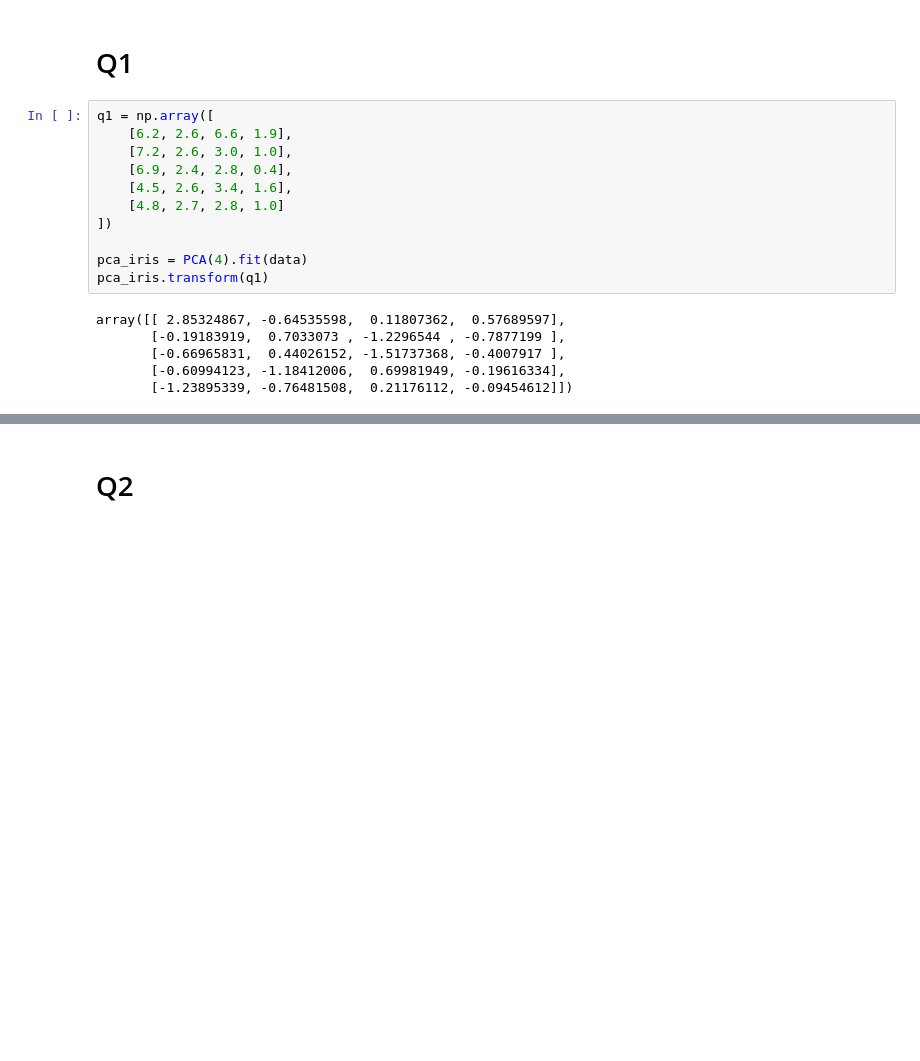
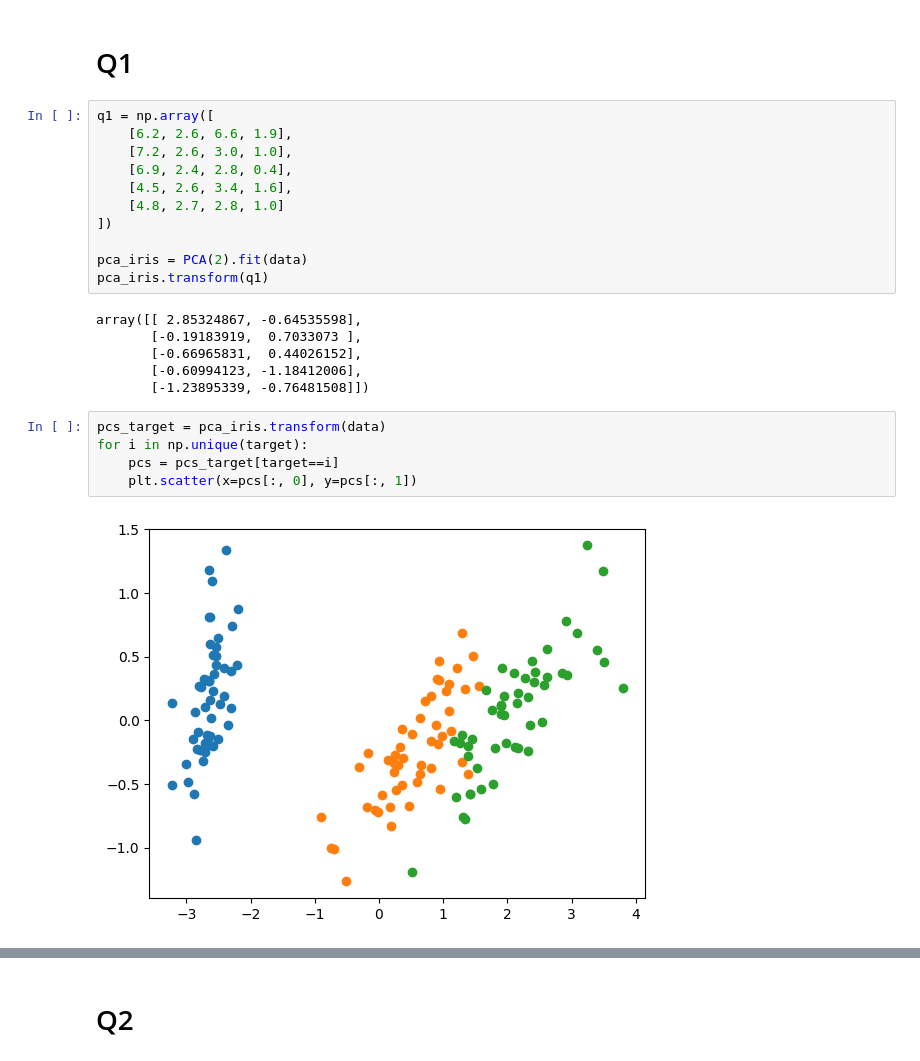
Before and after one commit to boeyjw/KCL-MNIST-Coursework-1, a Jupyter notebook: nb/sgt7.ipynb, the cells around one changed output, grey strips where cells are left out. Drawn from its saved outputs; the diff is of its cells as text; blank space fills up the shorter version.

```diff
--- a/nb/sgt7.ipynb
+++ b/nb/sgt7.ipynb
@@ -81,14 +80,21 @@ q1 = np.array([
     [4.8, 2.7, 2.8, 1.0]
 ])
 
-pca_iris = PCA(4).fit(data)
+pca_iris = PCA(2).fit(data)
 pca_iris.transform(q1)
 # %% [output]
-array([[ 2.85324867, -0.64535598,  0.11807362,  0.57689597],
-       [-0.19183919,  0.7033073 , -1.2296544 , -0.7877199 ],
-       [-0.66965831,  0.44026152, -1.51737368, -0.4007917 ],
-       [-0.60994123, -1.18412006,  0.69981949, -0.19616334],
-       [-1.23895339, -0.76481508,  0.21176112, -0.09454612]])
+array([[ 2.85324867, -0.64535598],
+       [-0.19183919,  0.7033073 ],
+       [-0.66965831,  0.44026152],
+       [-0.60994123, -1.18412006],
+       [-1.23895339, -0.76481508]])
+# %%
+pcs_target = pca_iris.transform(data)
+for i in np.unique(target):
+    pcs = pcs_target[target==i]
+    plt.scatter(x=pcs[:, 0], y=pcs[:, 1])
+# %% [output]
+[figure, added]
 # %%
 own_iris = PCAKLT(4).fit(data)
 own_iris.transform(q1)
```
Also changed, not shown: parts of 12 cells of this notebook.
